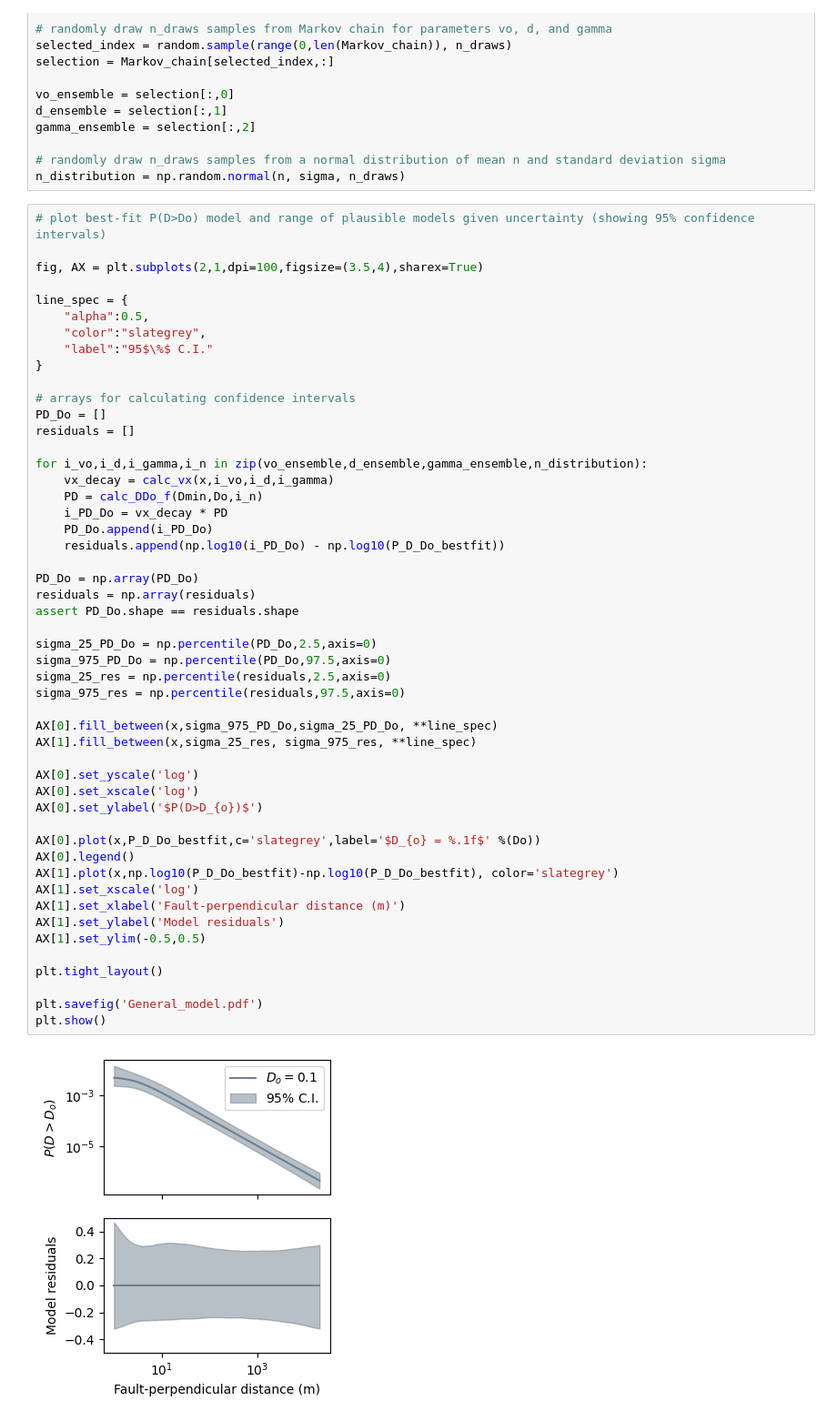
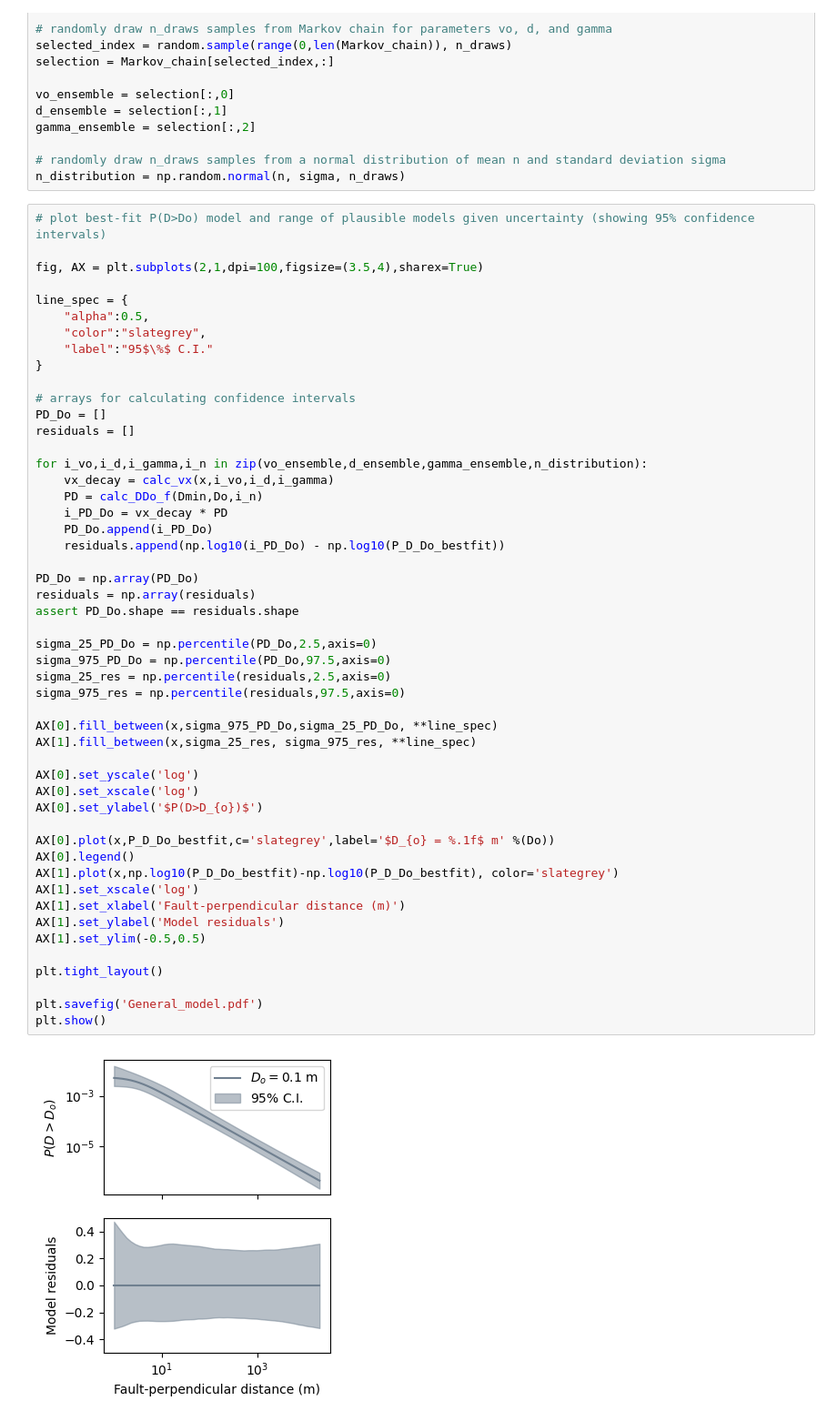
Before and after one commit to absrp/PFDHA_strikeslip, a Jupyter notebook: General end-user model - Python/PFDHA_secondary_fracturing.ipynb, the cells around one changed output. Shown at 91% size. Saved outputs shown, nothing was run; the diff lists cells and outputs as text.

Commit message:
added units to Do in legend

```diff
--- a/General end-user model - Python/PFDHA_secondary_fracturing.ipynb
+++ b/General end-user model - Python/PFDHA_secondary_fracturing.ipynb
@@ -142,35 +142,35 @@ for i_vo,i_d,i_gamma,i_n in zip(vo_ensemble,d_ensemble,gamma_ensemble,n_distribu
     residuals.append(np.log10(i_PD_Do) - np.log10(P_D_Do_bestfit))
 
 PD_Do = np.array(PD_Do)
 residuals = np.array(residuals)
 assert PD_Do.shape == residuals.shape
 
 sigma_25_PD_Do = np.percentile(PD_Do,2.5,axis=0)
 sigma_975_PD_Do = np.percentile(PD_Do,97.5,axis=0)
 sigma_25_res = np.percentile(residuals,2.5,axis=0)
 sigma_975_res = np.percentile(residuals,97.5,axis=0)
 
 AX[0].fill_between(x,sigma_975_PD_Do,sigma_25_PD_Do, **line_spec)
 AX[1].fill_between(x,sigma_25_res, sigma_975_res, **line_spec)
 
 AX[0].set_yscale('log')
 AX[0].set_xscale('log')
 AX[0].set_ylabel('$P(D>D_{o})$')
 
-AX[0].plot(x,P_D_Do_bestfit,c='slategrey',label='$D_{o} = %.1f$' %(Do))
+AX[0].plot(x,P_D_Do_bestfit,c='slategrey',label='$D_{o} = %.1f$ m' %(Do))
 AX[0].legend()
 AX[1].plot(x,np.log10(P_D_Do_bestfit)-np.log10(P_D_Do_bestfit), color='slategrey')
 AX[1].set_xscale('log')
 AX[1].set_xlabel('Fault-perpendicular distance (m)')
 AX[1].set_ylabel('Model residuals')
 AX[1].set_ylim(-0.5,0.5)
 
 plt.tight_layout()
 
 plt.savefig('General_model.pdf')
 plt.show()
 # %% [output]
-[figure, old version]
+[figure, new version]
 # %%
 # uncertainty distributions
 fig, AX = plt.subplots(2,2,dpi=100,figsize=(3.5,5))
```
Also changed, not shown: parts of 1 cell of this notebook, 4 other files.
